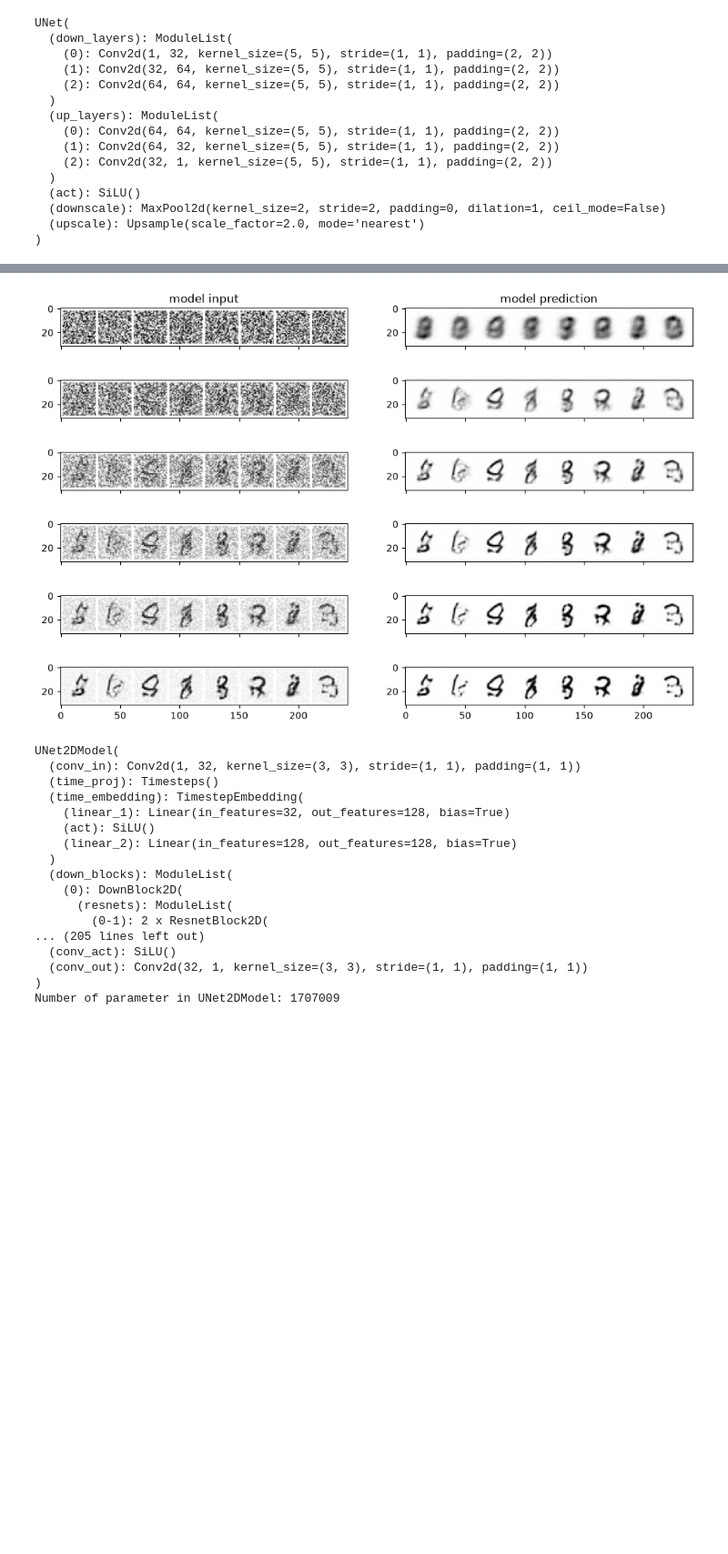
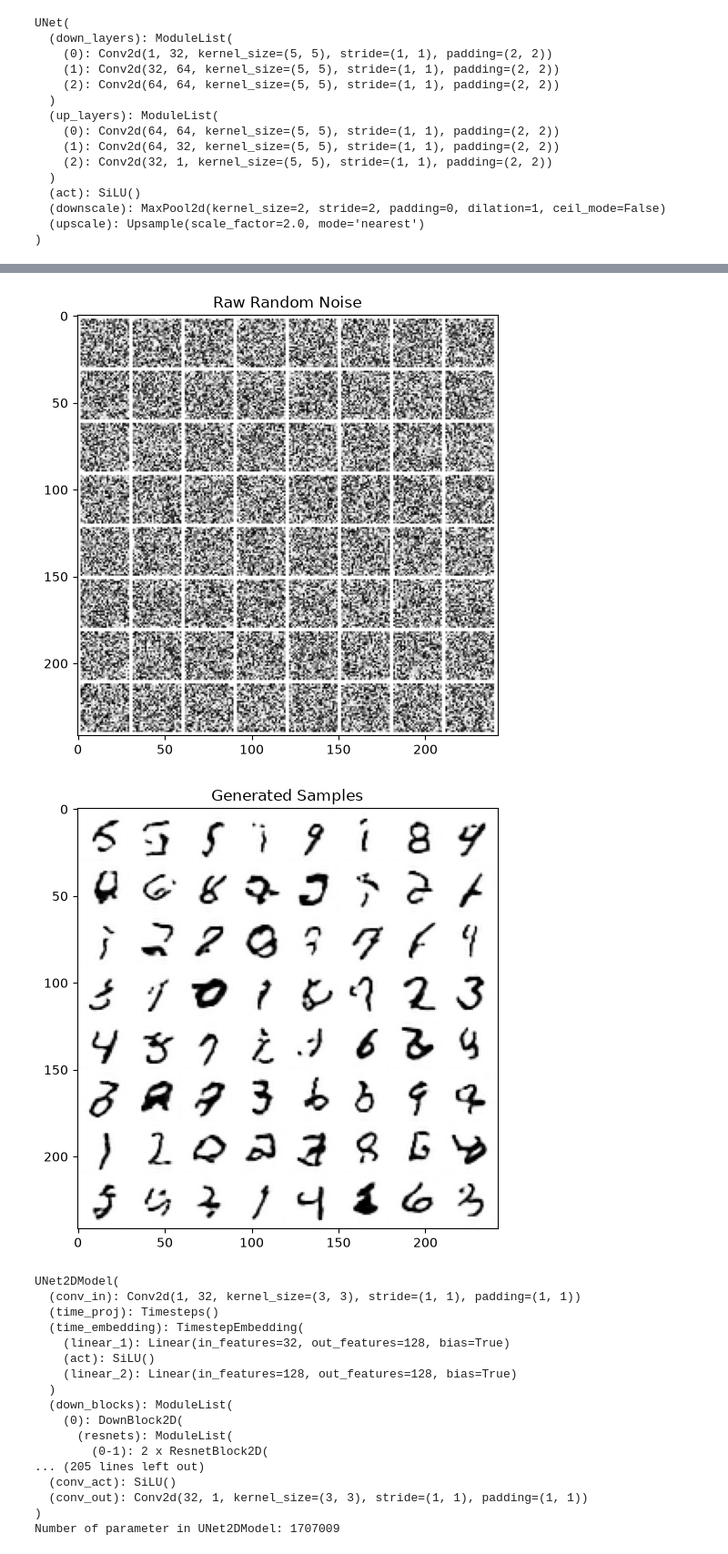
Before and after one commit to FlyingMatrix/diffusion, a Jupyter notebook: diffusion-from-scratch.ipynb, the cells around one changed output, grey strips where cells are left out. Shown at 91% size. Drawn from its saved outputs; the diff is of its cells as text; code cells hidden in the pictures; blank space fills up the shorter version.

```diff
--- a/diffusion-from-scratch.ipynb
+++ b/diffusion-from-scratch.ipynb
@@ -324,45 +324,32 @@ axs[2].imshow(torchvision.utils.make_grid(preds)[0].clip(0, 1), cmap='Greys')
-# %%
-# Sampling - Strategy: break the process into 6 steps and move 1/6'th of the way there each time:
-#
-#       e.g.: x = torch.rand(8, 1, 28, 28).to(device)
-#
-#       for step 0: pred0 = mnist_model(x)
-#                   x0 = 5/6 * x + 1/6 * pred0 = 5/6 * x + pred
-#       for step 1: pred1 = mnist_model(x0)
-#                   x1 = 4/5 * x0 + 1/5 * pred1 = 4/6 * x + 4/30 * pred0 + 1/5 * pred1 = 4/6 * x + pred
-#                   ...
-#       for step 4: pred4 = mnist_model(x3)
-#                   x4 = 1/6 * x + pred
-#       for step 5: pred5 = mnist_model(x4)
-#                   x5 = 0/6 * x + pred = pred
-#
-# For this reason, the sampling process moves 1/6'th of the way there each time.
-
-import torch
-
-n_steps = 6
-x = torch.rand(8, 1, 28, 28).to(device)
-step_history = [x.detach().cpu()]
-pred_output_history = []
-
-for i in range(n_steps):
-    with torch.no_grad():
-        pred = mnist_model(x)
-
-    pred_output_history.append(pred.detach().cpu())
-    mix_factor = 1 / (n_steps - i)
-    x = x * (1 - mix_factor) + pred * mix_factor
-    step_history.append(x.detach().cpu())
-
-fig, axs = plt.subplots(n_steps, 2, figsize=(12, 8), sharex=True)
-axs[0, 0].set_title('model input')
-axs[0, 1].set_title('model prediction')
-
-for i in range(n_steps):
-    axs[i, 0].imshow(torchvision.utils.make_grid(step_history[i])[0].clip(0, 1), cmap='Greys')
-    axs[i, 1].imshow(torchvision.utils.make_grid(pred_output_history[i])[0].clip(0, 1), cmap='Greys')
-# %% [output]
-[figure, removed]
+# %%
+# Samples - using 40 sampling steps
+import torch
+import torchvision
+from matplotlib import pyplot as plt
+device = torch.device("cuda" if torch.cuda.is_available() else "cpu")
+
+n_steps = 40
+x = torch.rand(64, 1, 28, 28).to(device)
+
+fig, ax = plt.subplots(figsize=(6, 6))
+ax.set_title('Raw Random Noise')
+ax.imshow(torchvision.utils.make_grid(x.detach().cpu(), nrow=8)[0].clip(0, 1), cmap='Greys')
+plt.show()
+
+for i in range(n_steps):
+    noise_amount = torch.ones((x.shape[0], )).to(device) * (1 - (i / n_steps)) # Starting high going low
+    with torch.no_grad():
+        pred = mnist_model(x)
+    mix_factor = 1 / (n_steps - i)
+    x = x * (1 - mix_factor) + pred * mix_factor
+
+fig, ax = plt.subplots(figsize=(6, 6))
+ax.set_title('Generated Samples')
+ax.imshow(torchvision.utils.make_grid(x.detach().cpu(), nrow=8)[0].clip(0, 1), cmap='Greys')
+plt.show()
+# %% [output]
+[figure, added]
+[figure, added]
 # %%
 # Create a UNet2DModel
 model = UNet2DModel(
```
Also changed, not shown: parts of 7 cells of this notebook.
